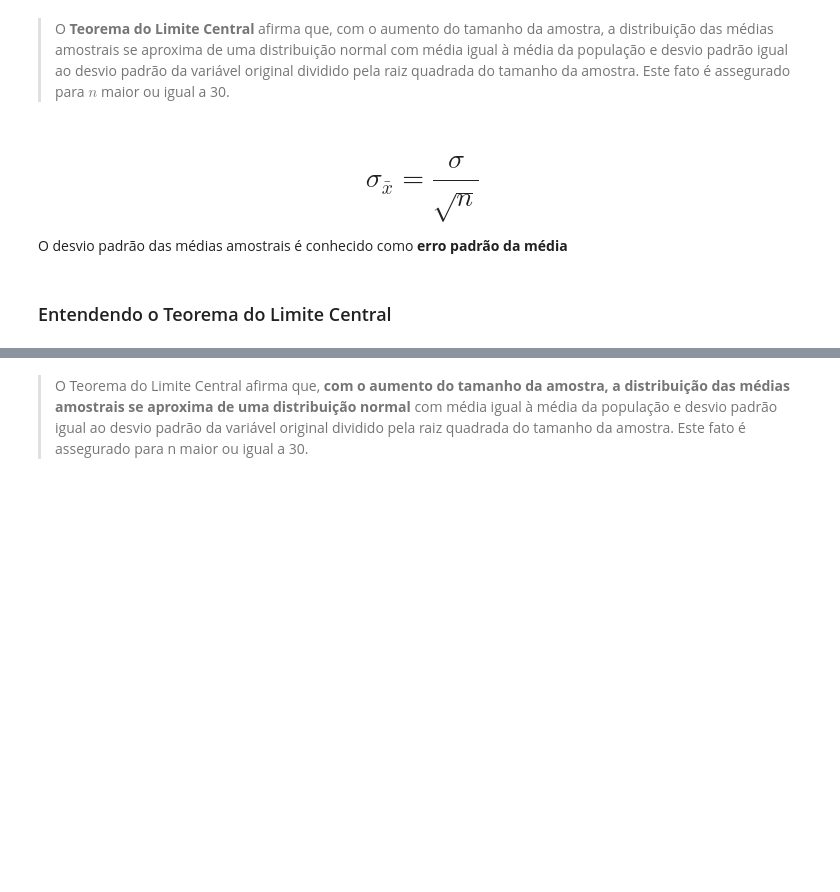
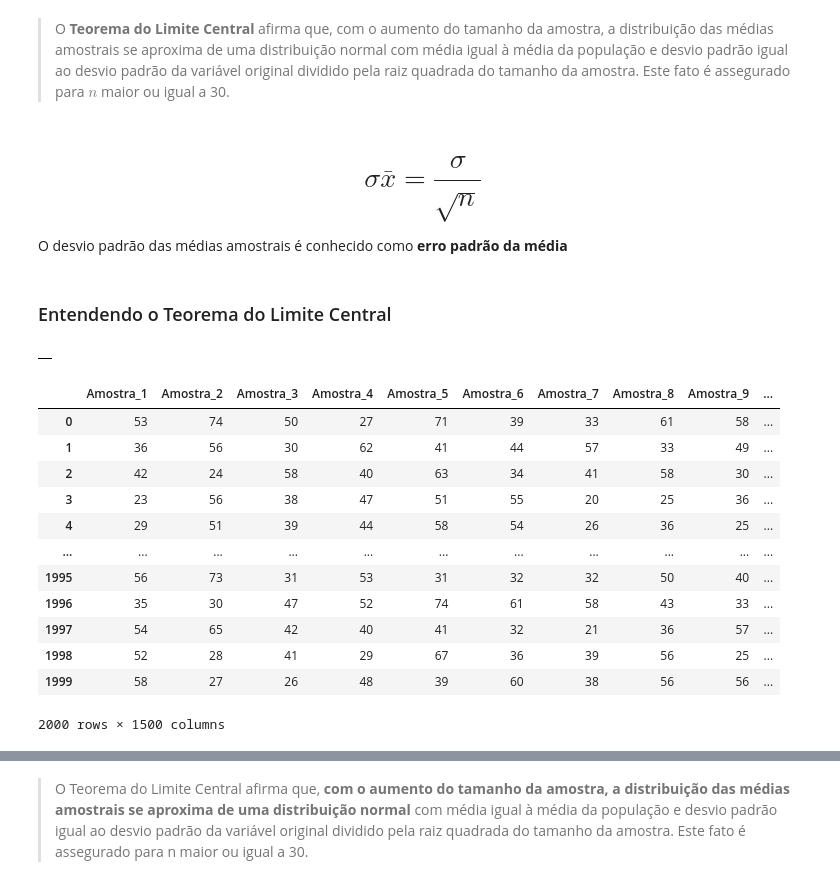
Before and after one commit to Julio-Cezar-Candido/Curso-de-Estatistica-Parte-2, a Jupyter notebook: Curso_de_Estatística_Parte_2.ipynb, the cells around one changed output, grey strips where cells are left out. Drawn from its saved outputs; the diff is of its cells as text; code cells hidden in the pictures; blank space fills up the shorter version.

```diff
--- a/Curso_de_Estatística_Parte_2.ipynb
+++ b/Curso_de_Estatística_Parte_2.ipynb
@@ -661,7 +781,7 @@ Suponha que os pesos dos sacos de arroz de uma indústria alimentícia se distri
 # %% [markdown]
 > O **Teorema do Limite Central** afirma que, com o aumento do tamanho da amostra, a distribuição das médias amostrais se aproxima de uma distribuição normal com média igual à média da população e desvio padrão igual ao desvio padrão da variável original dividido pela raiz quadrada do tamanho da amostra. Este fato é assegurado para $n$ maior ou igual a 30.
 # %% [markdown]
-# $$\sigma_\bar{x} = \frac{\sigma}{\sqrt{n}}$$
+# $$\sigma\bar{x} = \frac{\sigma}{\sqrt{n}}$$
 
 O desvio padrão das médias amostrais é conhecido como **erro padrão da média**
 # %% [markdown]
@@ -668,0 +792,25 @@ O desvio padrão das médias amostrais é conhecido como **erro padrão da médi
+# %%
+amostras = pd.DataFrame()
+amostras
+# %% [output]
+|  |
+# %%
+for i in range(total_amostra):
+    _ = dados.Idade.sample(n)
+    _.index = range(0, len(_))
+    amostras[f'Amostra_{str(i+1)}'] = _
+amostras
+# %% [output]
+|  | Amostra_1 | Amostra_2 | Amostra_3 | Amostra_4 | Amostra_5 | Amostra_6 | Amostra_7 | Amostra_8 | Amostra_9 | ... |
+| 0 | 53 | 74 | 50 | 27 | 71 | 39 | 33 | 61 | 58 | ... |
+| 1 | 36 | 56 | 30 | 62 | 41 | 44 | 57 | 33 | 49 | ... |
+| 2 | 42 | 24 | 58 | 40 | 63 | 34 | 41 | 58 | 30 | ... |
+| 3 | 23 | 56 | 38 | 47 | 51 | 55 | 20 | 25 | 36 | ... |
+| 4 | 29 | 51 | 39 | 44 | 58 | 54 | 26 | 36 | 25 | ... |
+| ... | ... | ... | ... | ... | ... | ... | ... | ... | ... | ... |
+| 1995 | 56 | 73 | 31 | 53 | 31 | 32 | 32 | 50 | 40 | ... |
+| 1996 | 35 | 30 | 47 | 52 | 74 | 61 | 58 | 43 | 33 | ... |
+| 1997 | 54 | 65 | 42 | 40 | 41 | 32 | 21 | 36 | 57 | ... |
+| 1998 | 52 | 28 | 41 | 29 | 67 | 36 | 39 | 56 | 25 | ... |
+| 1999 | 58 | 27 | 26 | 48 | 39 | 60 | 38 | 56 | 56 | ... |
+2000 rows × 1500 columns
```
Also changed, not shown: parts of 48 cells of this notebook.
